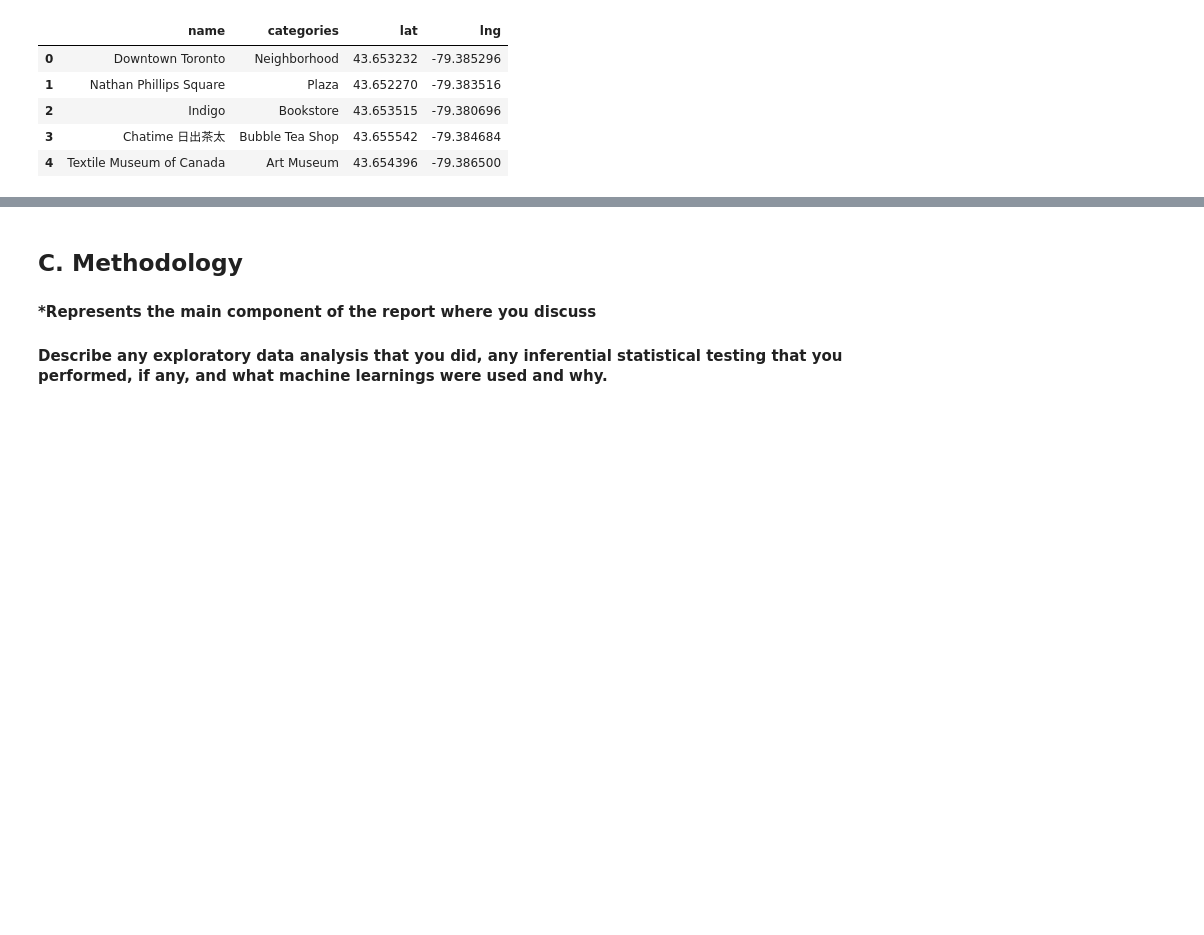
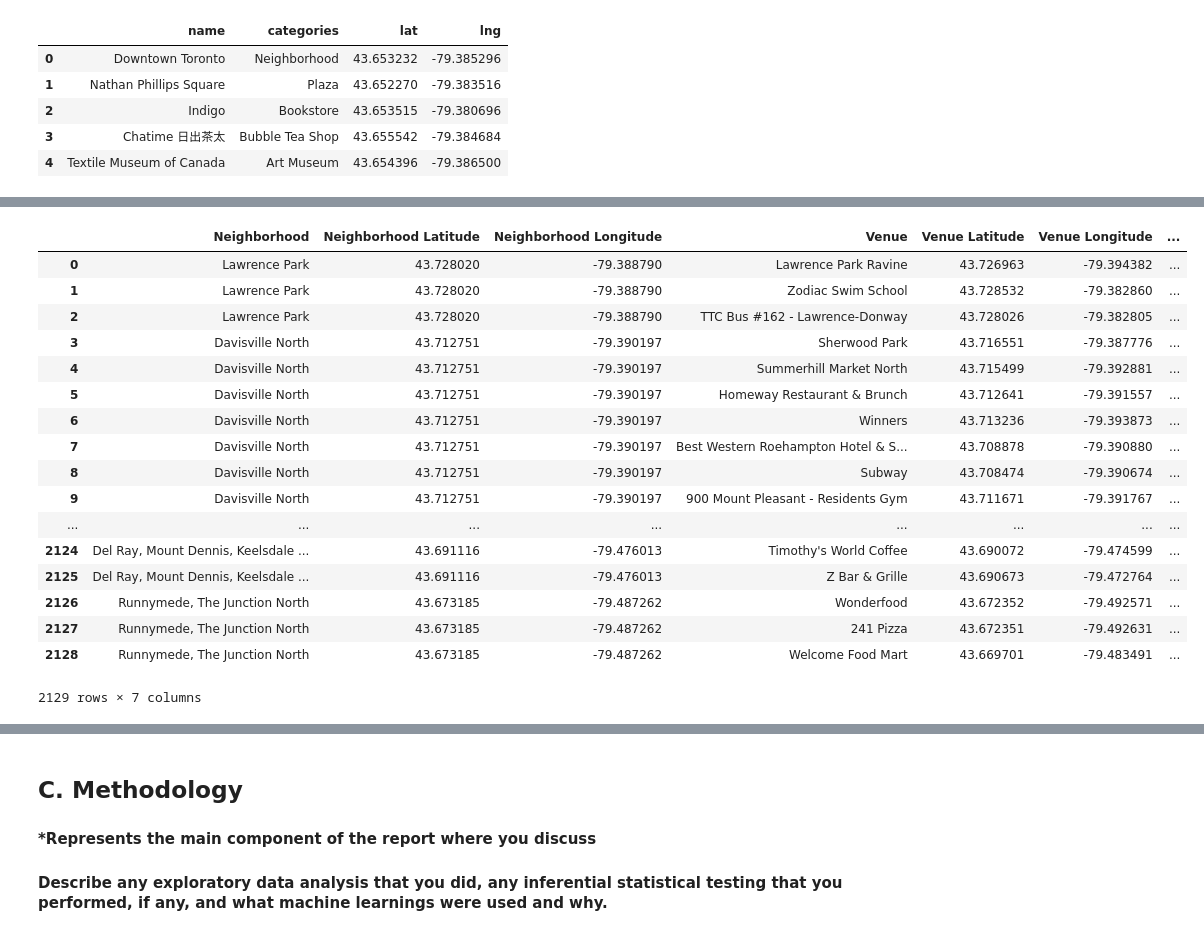
Before and after one commit to DangerNoodleWasTaken/Coursera_Capstone, a Jupyter notebook: Capstone Final Assignment.ipynb, the cells around one changed output, grey strips where cells are left out. Cells and saved outputs as stored; diff of their text form; code cells hidden in the pictures; blank space fills up the shorter version.

```diff
--- a/Capstone Final Assignment.ipynb
+++ b/Capstone Final Assignment.ipynb
@@ -414,6 +417,25 @@ KeyError: 'groups'
 # %%
 #Data Sample
-toronto_venues.head()
+toronto_venues
+# %% [output]
+|  | Neighborhood | Neighborhood Latitude | Neighborhood Longitude | Venue | Venue Latitude | Venue Longitude | ... |
+| 0 | Lawrence Park | 43.728020 | -79.388790 | Lawrence Park Ravine | 43.726963 | -79.394382 | ... |
+| 1 | Lawrence Park | 43.728020 | -79.388790 | Zodiac Swim School | 43.728532 | -79.382860 | ... |
+| 2 | Lawrence Park | 43.728020 | -79.388790 | TTC Bus #162 - Lawrence-Donway | 43.728026 | -79.382805 | ... |
+| 3 | Davisville North | 43.712751 | -79.390197 | Sherwood Park | 43.716551 | -79.387776 | ... |
+| 4 | Davisville North | 43.712751 | -79.390197 | Summerhill Market North | 43.715499 | -79.392881 | ... |
+| 5 | Davisville North | 43.712751 | -79.390197 | Homeway Restaurant & Brunch | 43.712641 | -79.391557 | ... |
+| 6 | Davisville North | 43.712751 | -79.390197 | Winners | 43.713236 | -79.393873 | ... |
+| 7 | Davisville North | 43.712751 | -79.390197 | Best Western Roehampton Hotel & S... | 43.708878 | -79.390880 | ... |
+| 8 | Davisville North | 43.712751 | -79.390197 | Subway | 43.708474 | -79.390674 | ... |
+| 9 | Davisville North | 43.712751 | -79.390197 | 900 Mount Pleasant - Residents Gym | 43.711671 | -79.391767 | ... |
+| ... | ... | ... | ... | ... | ... | ... | ... |
+| 2124 | Del Ray, Mount Dennis, Keelsdale ... | 43.691116 | -79.476013 | Timothy's World Coffee | 43.690072 | -79.474599 | ... |
+| 2125 | Del Ray, Mount Dennis, Keelsdale ... | 43.691116 | -79.476013 | Z Bar & Grille | 43.690673 | -79.472764 | ... |
+| 2126 | Runnymede, The Junction North | 43.673185 | -79.487262 | Wonderfood | 43.672352 | -79.492571 | ... |
+| 2127 | Runnymede, The Junction North | 43.673185 | -79.487262 | 241 Pizza | 43.672351 | -79.492631 | ... |
+| 2128 | Runnymede, The Junction North | 43.673185 | -79.487262 | Welcome Food Mart | 43.669701 | -79.483491 | ... |
+2129 rows × 7 columns
 # %%
 #I want to see how many existing Venue Categories (e.g. Park, Swim School, Hotel, Gym, etc)
 toronto_venues.groupby('Neighborhood').count()
```
Also changed, not shown: parts of 41 cells of this notebook.
